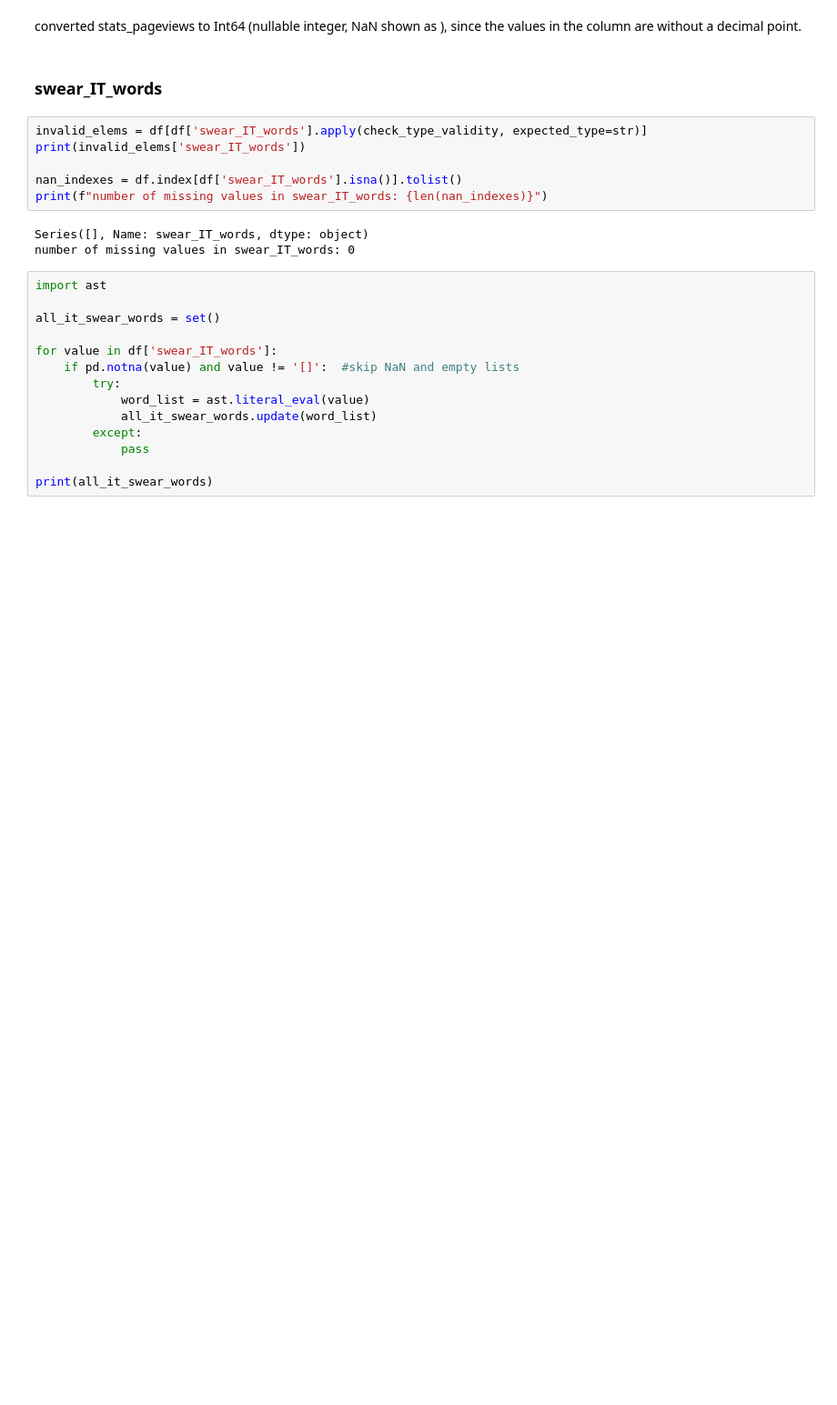
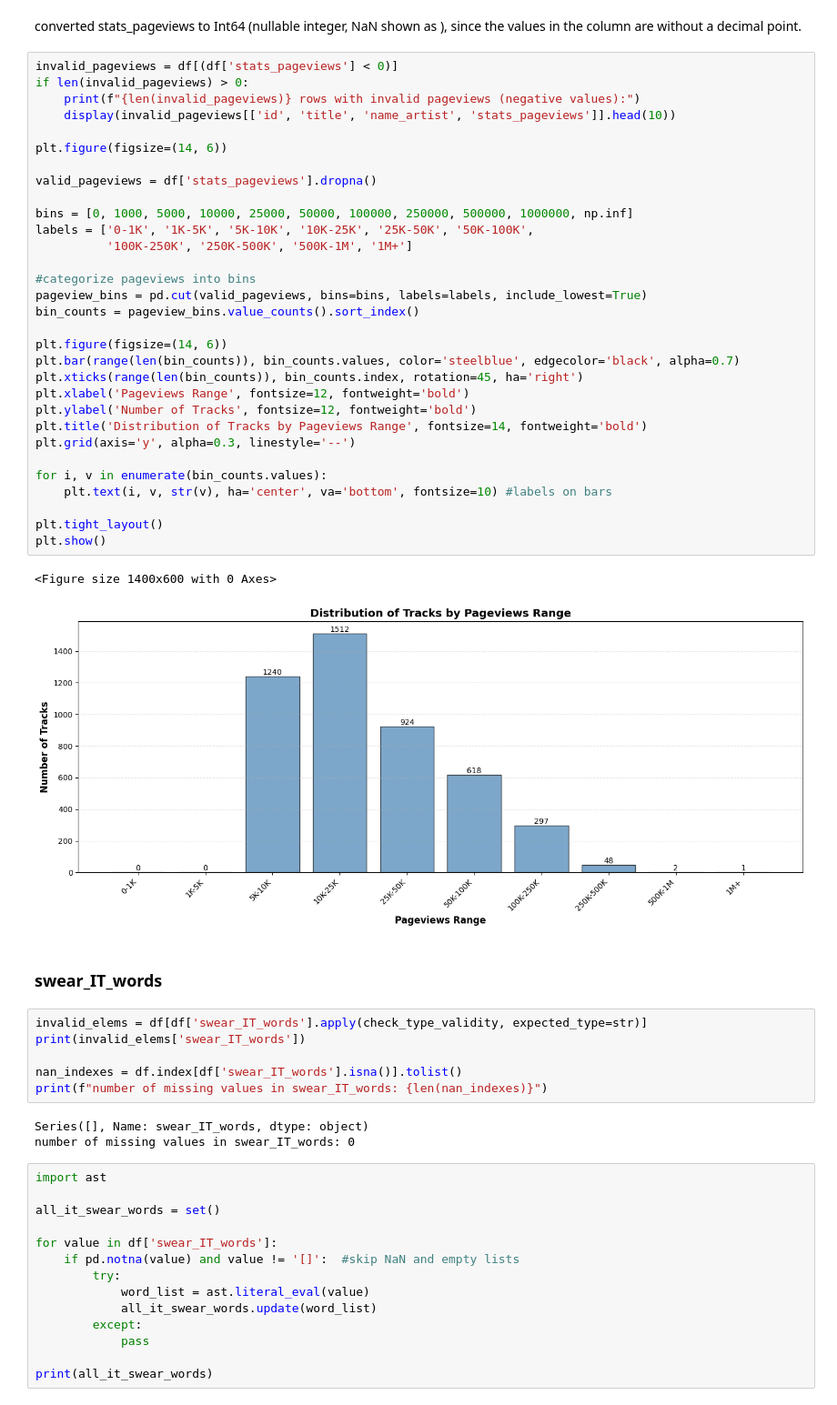
Before and after one commit to jaanisfehling/italian-rap-songs, a Jupyter notebook: data_understanding/tracks_analysis.ipynb, the cells around one changed output. Shown: that part at 91% size. Saved outputs shown, nothing was run; the diff lists cells and outputs as text; blank space fills up the shorter version.

Commit message:
added barchart with bins for pageviews

```diff
--- a/data_understanding/tracks_analysis.ipynb
+++ b/data_understanding/tracks_analysis.ipynb
@@ -562,6 +563,40 @@ Name: stats_pageviews, Length: 6524, dtype: Int64
 number of missing values in stats_pageviews: 6524
 # %% [markdown]
 converted stats_pageviews to Int64 (nullable integer, NaN shown as <NA>), since the values in the column are without a decimal point.
+# %%
+invalid_pageviews = df[(df['stats_pageviews'] < 0)]
+if len(invalid_pageviews) > 0:
+    print(f"{len(invalid_pageviews)} rows with invalid pageviews (negative values):")
+    display(invalid_pageviews[['id', 'title', 'name_artist', 'stats_pageviews']].head(10))
+
+plt.figure(figsize=(14, 6))
+
+valid_pageviews = df['stats_pageviews'].dropna()
+
+bins = [0, 1000, 5000, 10000, 25000, 50000, 100000, 250000, 500000, 1000000, np.inf]
+labels = ['0-1K', '1K-5K', '5K-10K', '10K-25K', '25K-50K', '50K-100K',
+          '100K-250K', '250K-500K', '500K-1M', '1M+']
+
+#categorize pageviews into bins
+pageview_bins = pd.cut(valid_pageviews, bins=bins, labels=labels, include_lowest=True)
+bin_counts = pageview_bins.value_counts().sort_index()
+
+plt.figure(figsize=(14, 6))
+plt.bar(range(len(bin_counts)), bin_counts.values, color='steelblue', edgecolor='black', alpha=0.7)
+plt.xticks(range(len(bin_counts)), bin_counts.index, rotation=45, ha='right')
+plt.xlabel('Pageviews Range', fontsize=12, fontweight='bold')
+plt.ylabel('Number of Tracks', fontsize=12, fontweight='bold')
+plt.title('Distribution of Tracks by Pageviews Range', fontsize=14, fontweight='bold')
+plt.grid(axis='y', alpha=0.3, linestyle='--')
+
+for i, v in enumerate(bin_counts.values):
+    plt.text(i, v, str(v), ha='center', va='bottom', fontsize=10) #labels on bars
+
+plt.tight_layout()
+plt.show()
+# %% [output]
+<Figure size 1400x600 with 0 Axes>
+[figure, added]
 # %% [markdown]
 ### swear_IT_words
 # %%
```
Also changed, not shown: parts of 9 cells of this notebook.
